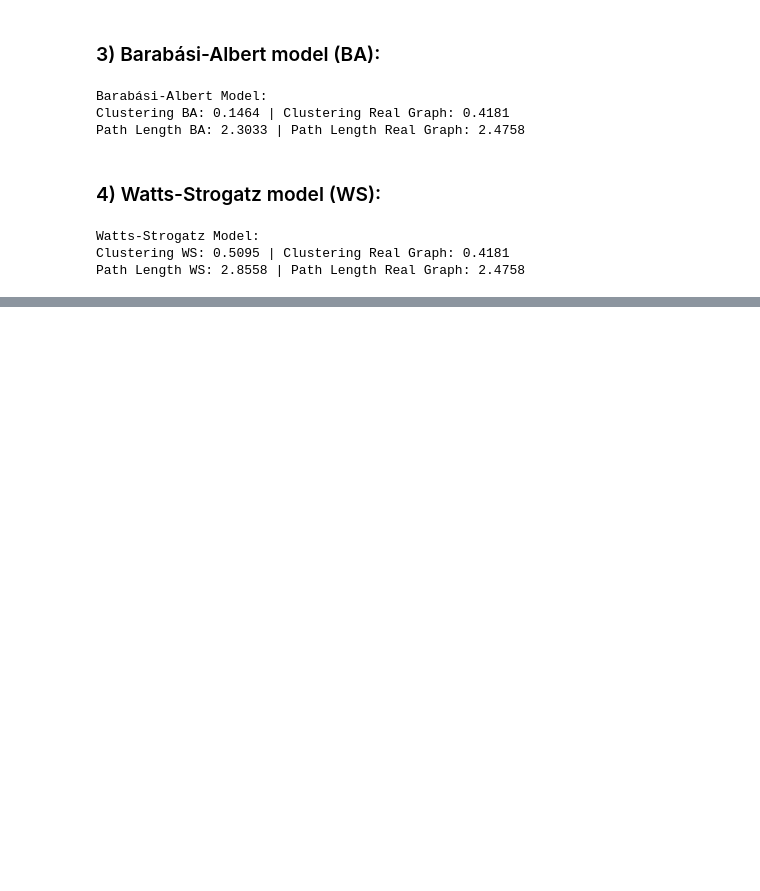
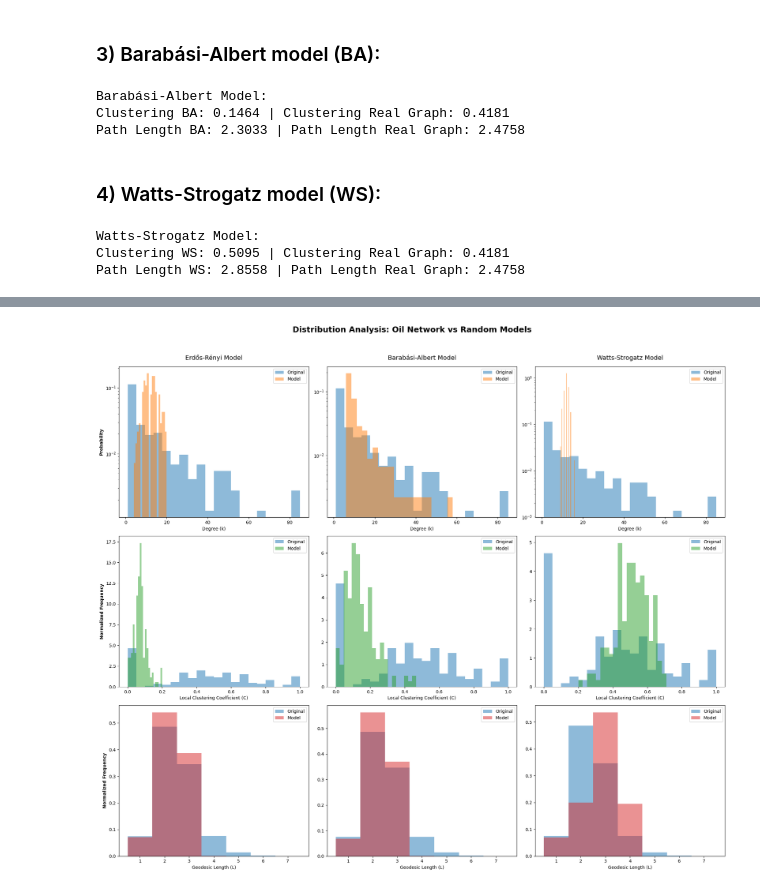
Before and after one commit to Martin-Kugler/Social-Computing-Analysis, a Jupyter notebook: notebooks/random_graphs_comparison.ipynb, the cells around one changed output, grey strips where cells are left out. Drawn from its saved outputs; the diff is of its cells as text; code cells hidden in the pictures; blank space fills up the shorter version.

Commit message:
random_graphs_comparison.ipynb successfully completed.

```diff
--- a/notebooks/random_graphs_comparison.ipynb
+++ b/notebooks/random_graphs_comparison.ipynb
@@ -15,7 +15,7 @@ graph = nx.read_gexf(graph_path)
 # we shall modify our graph according to it as well, considering only its Giant Connected Component (GCC):
 graph = nx.Graph(graph)
 gcc_nodes = max(nx.connected_components(graph), key=len)
-gaph = graph.subgraph(gcc_nodes).copy()
+graph = graph.subgraph(gcc_nodes).copy()
 
 # 1.2) Extract the base metrics that will be used to compare our graph to the random ones:
 N = graph.number_of_nodes()
@@ -101,0 +104,80 @@ Path Length WS: 2.8558 | Path Length Real Graph: 2.4758
+# %%
+# 5.1) Auxiliary functions to extract all metrics in list form:
+def get_degrees(G):
+    return list(dict(G.degree()).values())
+
+def get_clusterings(G):
+    return list(nx.clustering(G).values())
+
+def get_path_lengths(G):
+    # Extracts all distances between all pairs of nodes (excluding the distance to itself):
+    lengths = []
+    for source, paths in nx.all_pairs_shortest_path_length(G):
+        lengths.extend([l for target, l in paths.items() if source != target])
+    return lengths
+
+# 5.2) Extract these metrics from the real graph:
+deg_real = get_degrees(graph)
+clus_real = get_clusterings(graph)
+path_real = get_path_lengths(graph)
+
+# 5.3) Pair the random models in a list to iterate over the columns:
+models = [
+    ("Erdős-Rényi Model", G_er),
+    ("Barabási-Albert Model", G_ba),
+    ("Watts-Strogatz Model", G_ws)
+
+]
+
+# 5.4) Create the matrix of subplots 3x3 (each row a distinct metric
+# and each column a distinct random graph, comparing them with the original one):
+fig, axes = plt.subplots(nrows=3, ncols=3, figsize=(20, 18))
+fig.suptitle("Distribution Analysis: Oil Network vs Random Models", fontsize=18, fontweight='bold', y=0.96)
+
+# 5.5) Define the loop which goes through each model and fill in its corresponding column:
+for col, (name_model, random_graph) in enumerate(models):
+
+    # Extract the metrics from the respective model:
+    deg_rand = get_degrees(random_graph)
+    clus_rand = get_clusterings(random_graph)
+    path_rand = get_path_lengths(random_graph)
+
+    # ROW 0 - DEGREE DISTRIBUTION:
+    axes[0, col].hist(deg_real, bins=20, alpha=0.5, density=True, label='Original', color='#1f77b4')
+    axes[0, col].hist(deg_rand, bins=20, alpha=0.5, density=True, label='Model', color='#ff7f0e')
+    axes[0, col].set_title(name_model, fontsize=14, pad=15)
+
+    if col == 0:
+        axes[0, col].set_ylabel('Probability', fontweight='bold')
+
+    axes[0, col].set_xlabel('Degree (k)')
+    axes[0, col].set_yscale('log')
+    axes[0, col].legend()
+
+    # ROW 1 - CLUSTERING DISTRIBUTION:
+    axes[1, col].hist(clus_real, bins=20, alpha=0.5, density=True, label='Original', color='#1f77b4')
+    axes[1, col].hist(clus_rand, bins=20, alpha=0.5, density=True, label='Model', color='#2ca02c')
+
+    if col == 0:
+        axes[1, col].set_ylabel('Normalized Frequency', fontweight='bold')
+
+    axes[1, col].set_xlabel('Local Clustering Coefficient (C)')
+    axes[1, col].legend()
+
+    # ROW 2 - GEODESIC PATHS LENGTH DISTRIBUTION:
+    bins_path = range(1, max(max(path_real), max(path_rand)) + 2)
+
+    axes[2, col].hist(path_real, bins=bins_path, alpha=0.5, density=True, align='left', label='Original', color='#1f77b4')
+    axes[2, col].hist(path_rand, bins=bins_path, alpha=0.5, density=True, align='left', label='Model', color='#d62728')
+
+    if col == 0:
+        axes[2, col].set_ylabel('Normalized Frequency', fontweight='bold')
+
+    axes[2, col].set_xlabel('Geodesic Length (L)')
+    axes[2, col].legend()
+
+# Adjust spaces and show:
+plt.tight_layout(rect=[0, 0, 1, 0.94])
+plt.show()
+# %% [output]
+[figure, added]
```
Also changed, not shown: parts of 1 cell of this notebook.
